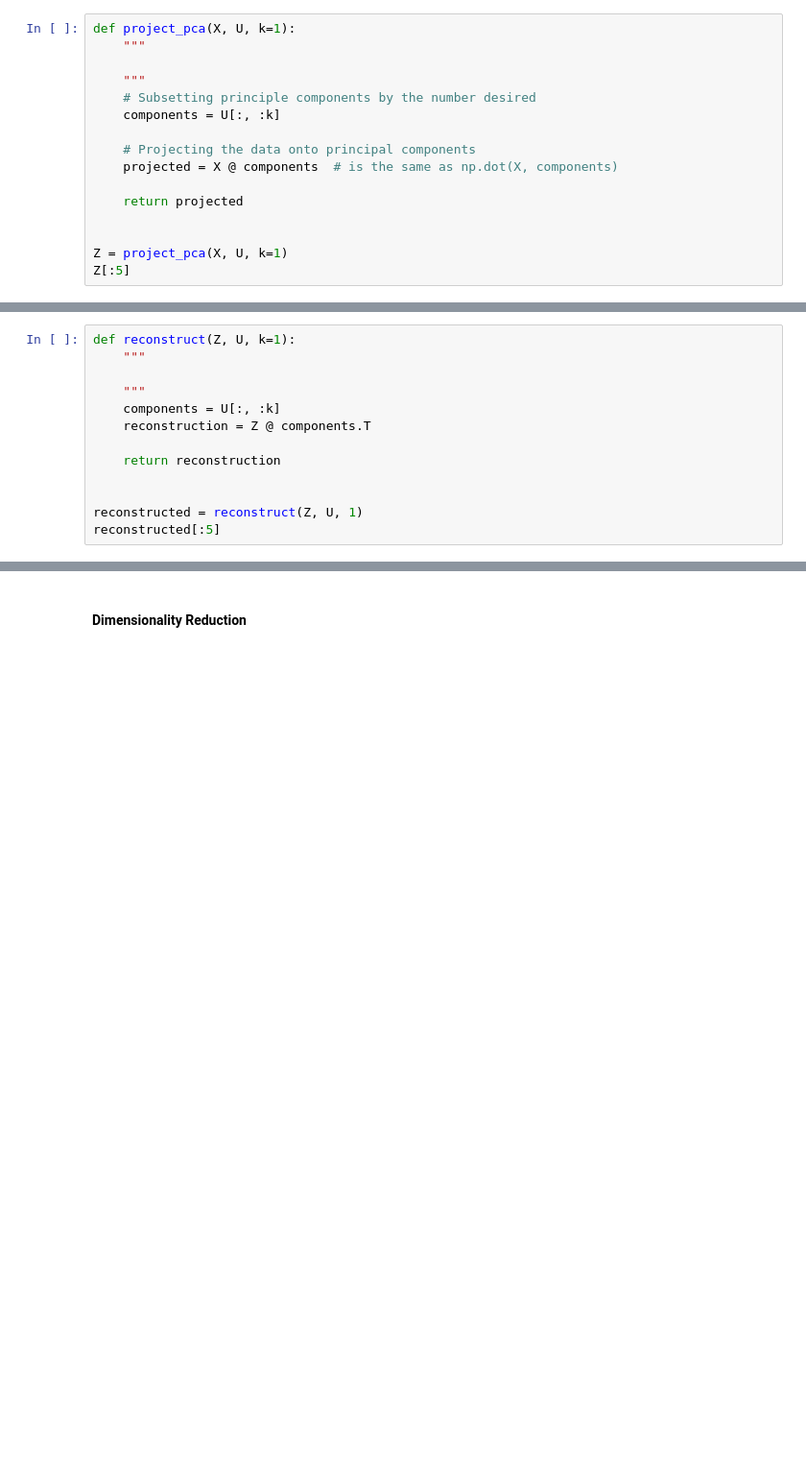
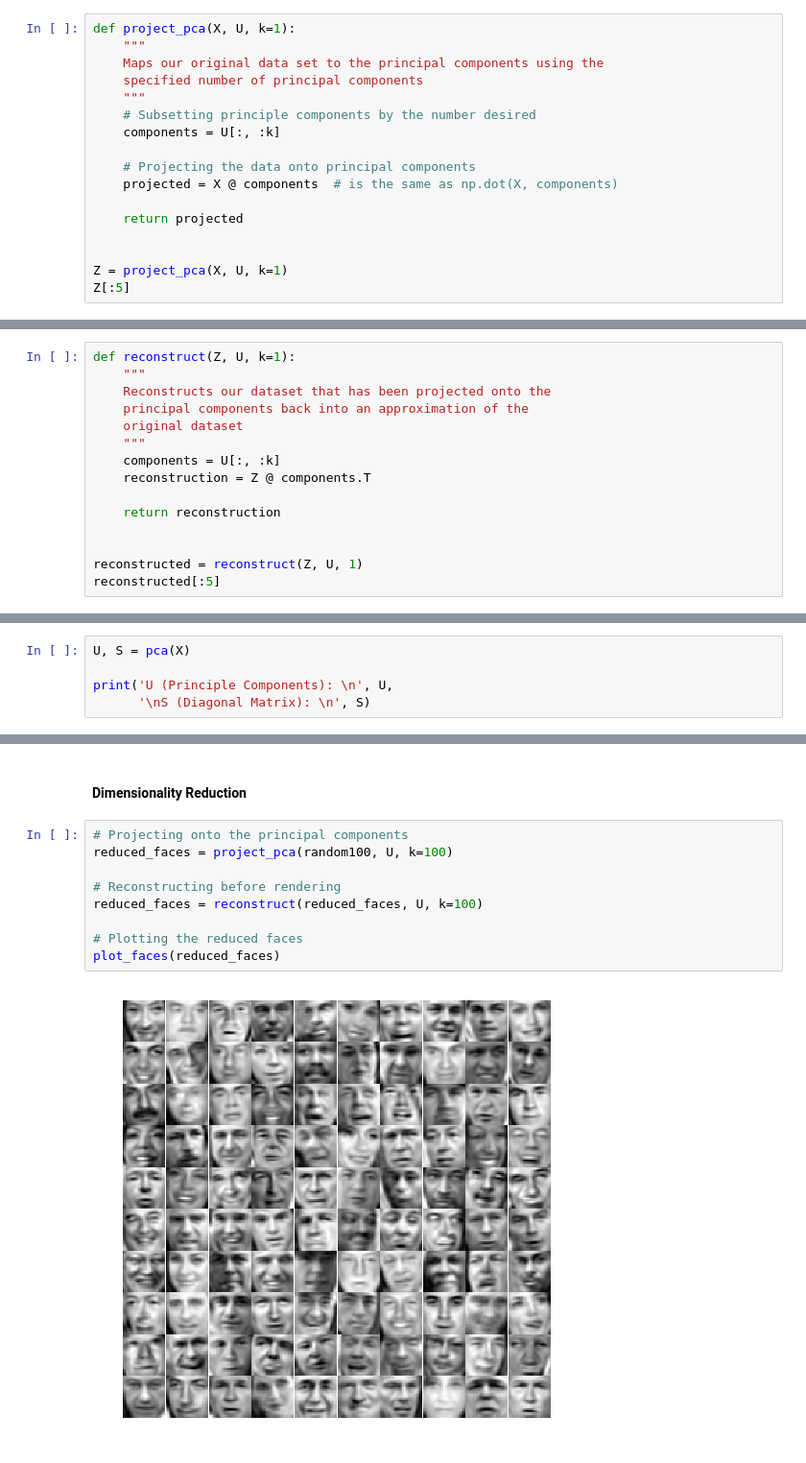
Before and after one commit to JeffMacaluso/Misc, a Jupyter notebook: MachineLearningMOOC/Ex7 Python - k-means Clustering and Principal Component Analysis.ipynb, the cells around one changed output, grey strips where cells are left out. Shown at 96% size. Drawn from its saved outputs; the diff is of its cells as text; blank space fills up the shorter version.

```diff
--- a/MachineLearningMOOC/Ex7 Python - k-means Clustering and Principal Component Analysis.ipynb
+++ b/MachineLearningMOOC/Ex7 Python - k-means Clustering and Principal Component Analysis.ipynb
@@ -414,7 +414,8 @@ Note: the top $K$ components in $U$ are given by the first $k$ columns of $U$.
 # %%
 def project_pca(X, U, k=1):
     """
-
+    Maps our original data set to the principal components using the
+    specified number of principal components
     """
     # Subsetting principle components by the number desired
     components = U[:, :k]
@@ -440,7 +441,9 @@ After projecting the data onto the lower dimensional space, we can approximately
 # %%
 def reconstruct(Z, U, k=1):
     """
-
+    Reconstructs our dataset that has been projected onto the
+    principal components back into an approximation of the
+    original dataset
     """
     components = U[:, :k]
     reconstruction = Z @ components.T
@@ -516,0 +531,5 @@ plot_faces(faces=random100)
+# %%
+U, S = pca(X)
+
+print('U (Principle Components): \n', U,
+      '\nS (Diagonal Matrix): \n', S)
@@ -517,2 +554,13 @@ plot_faces(faces=random100)
 # %% [markdown]
 #### Dimensionality Reduction
+# %%
+# Projecting onto the principal components
+reduced_faces = project_pca(random100, U, k=100)
+
+# Reconstructing before rendering
+reduced_faces = reconstruct(reduced_faces, U, k=100)
+
+# Plotting the reduced faces
+plot_faces(reduced_faces)
+# %% [output]
+[figure, added]
```
Also changed, not shown: parts of 13 cells of this notebook.
